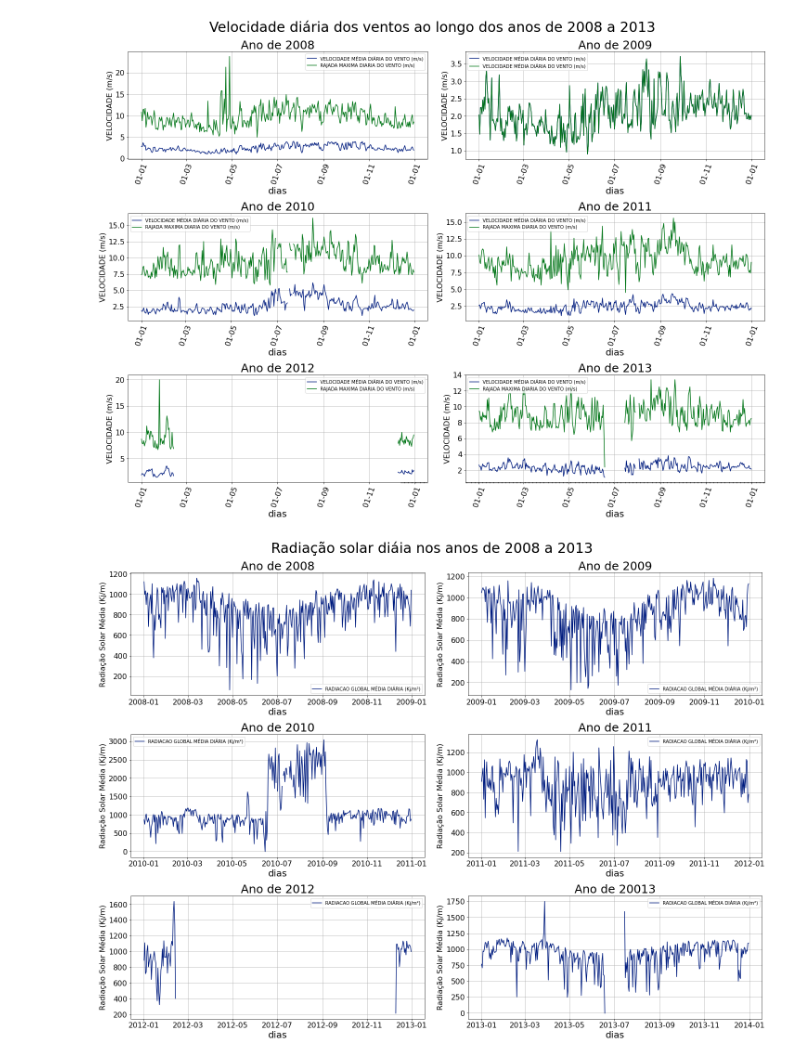
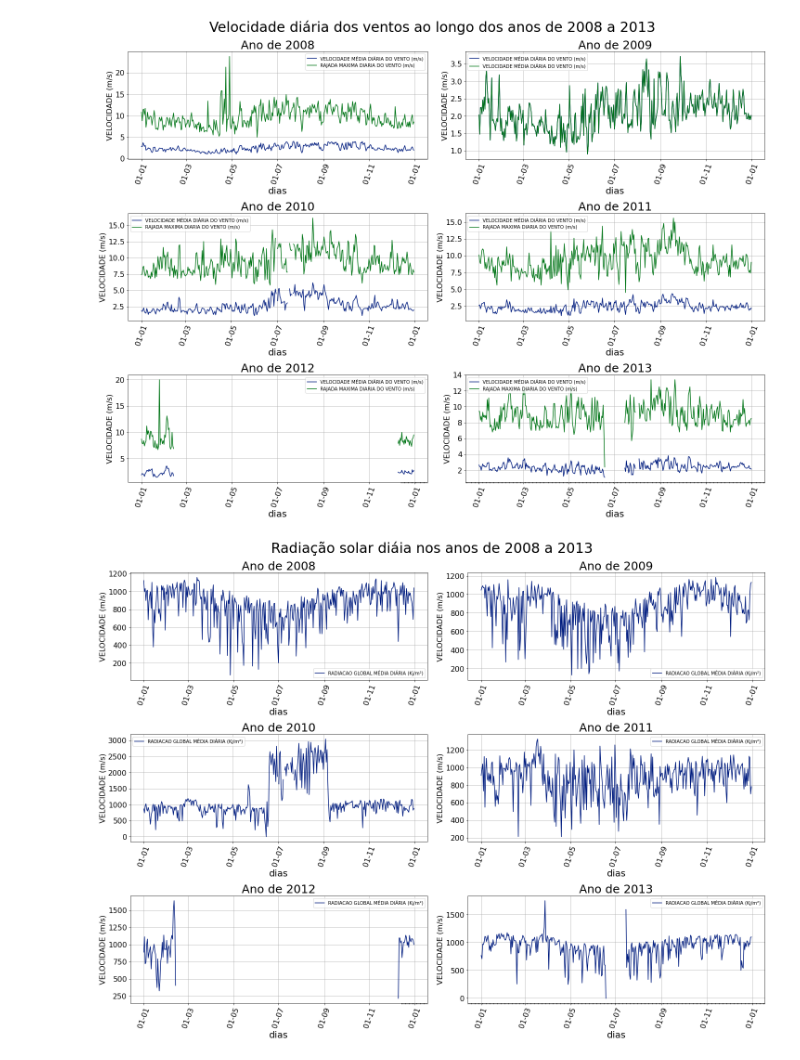
Before and after one commit to V-kr0pt/previsao-de-demanda, a Jupyter notebook: Jupyter/Dados_Meteorologicos_Diarios.ipynb, the cells around one changed output. Drawn from its saved outputs; the diff is of its cells as text; code cells hidden in the pictures.

Commit message:
GraficosDiariosRad
Nessa etapa todos os gráficos diários já estão utilizando o for para enxugar o código

```diff
--- a/Jupyter/Dados_Meteorologicos_Diarios.ipynb
+++ b/Jupyter/Dados_Meteorologicos_Diarios.ipynb
@@ -457,94 +448,45 @@ fig4, f4_axes = plt.subplots(nrows=3, ncols=2, constrained_layout=True, figsize=
 fig4.suptitle('Radiação solar diáia nos anos de 2008 a 2013',size=30)
 
 #salvando em uma variável o nome das colunas do df vento
 col_names_rads = 'RADIACAO GLOBAL MÉDIA DIÁRIA (Kj/m²)'
 
 #definindo o label do eixo y:
 label_y_rads = 'Radiação Solar Média (Kj/m)'
 
 #primeiro plot
 f4_axes[0,0].plot(df_rads_08[col_names_rads], label = col_names_rads)
 
-f4_axes[0,0].set_title('Ano de 2008',size=25)
-f4_axes[0,0].set_xlabel(label_x, size=20)
-f4_axes[0,0].set_ylabel(label_y_rads, size=16)
-
-f4_axes[0,0].tick_params(axis='x', labelsize=16)
-f4_axes[0,0].tick_params(axis='y', labelsize=16)
-
-f4_axes[0,0].grid()
-f4_axes[0,0].legend();
-
 #segundo plot
 f4_axes[0,1].plot(df_rads_09[col_names_rads], label = col_names_rads)
-
-
-f4_axes[0,1].set_title('Ano de 2009',size=25)
-f4_axes[0,1].set_xlabel(label_x, size=20)
-f4_axes[0,1].set_ylabel(label_y_rads, size=16)
-
-f4_axes[0,1].tick_params(axis='x', labelsize=16)
-f4_axes[0,1].tick_params(axis='y', labelsize=16)
-
-f4_axes[0,1].grid()
-f4_axes[0,1].legend()
-
 
 #terceiro plot
 f4_axes[1,0].plot(df_rads_10[col_names_rads], label = col_names_rads)
 
-
-f4_axes[1,0].set_title('Ano de 2010',size=25)
-f4_axes[1,0].set_xlabel(label_x, size=20)
-f4_axes[1,0].set_ylabel(label_y_rads, size=16)
-
-f4_axes[1,0].tick_params(axis='x', labelsize=16)
-f4_axes[1,0].tick_params(axis='y', labelsize=16)
-
-f4_axes[1,0].grid()
-f4_axes[1,0].legend()
-
-
 #quarto plot
 f4_axes[1,1].plot(df_rads_11[col_names_rads], label = col_names_rads)
-
-
-f4_axes[1,1].set_title('Ano de 2011',size=25)
-f4_axes[1,1].set_xlabel(label_x, size=20)
-f4_axes[1,1].set_ylabel(label_y_rads, size=16)
-
-f4_axes[1,1].tick_params(axis='x', labelsize=16)
-f4_axes[1,1].tick_params(axis='y', labelsize=16)
-
-f4_axes[1,1].grid()
-f4_axes[1,1].legend()
-
 
 #quinto plot
 f4_axes[2,0].plot(df_rads_12[col_names_rads], label = col_names_rads)
 
-f4_axes[2,0].set_title('Ano de 2012',size=25)
-f4_axes[2,0].set_xlabel(label_x, size=20)
-f4_axes[2,0].set_ylabel(label_y_rads, size=16)
-
-f4_axes[2,0].tick_params(axis='x', labelsize=16)
-f4_axes[2,0].tick_params(axis='y', labelsize=16)
-
-f4_axes[2,0].grid()
-f4_axes[2,0].legend()
-
 #sexto plot
 f4_axes[2,1].plot(df_rads_13[col_names_rads], label = col_names_rads)
 
+#configurando os gráficos
+ano_inicial = 2008
+for i in range(3):
+    for j in range(2):
+        f4_axes[i,j].set_title(f'Ano de {ano_inicial}', size=25)
+        f4_axes[i,j].xaxis.set_major_formatter(fmt)
+        f4_axes[i,j].xaxis.set_minor_locator(days)
 
-f4_axes[2,1].set_title('Ano de 20013',size=25)
-f4_axes[2,1].set_xlabel(label_x, size=20)
-f4_axes[2,1].set_ylabel(label_y_rads, size=16)
+        f4_axes[i,j].set_xlabel(label_x, size=20)
+        f4_axes[i,j].set_ylabel(label_y_vento, size=16)
 
-f4_axes[2,1].tick_params(axis='x', labelsize=16)
-f4_axes[2,1].tick_params(axis='y', labelsize=16)
+        f4_axes[i,j].tick_params(axis='x', labelsize=16, rotation=70)
+        f4_axes[i,j].tick_params(axis='y', labelsize=16)
 
-f4_axes[2,1].grid()
-f4_axes[2,1].legend();
+        f4_axes[i,j].grid()
+        f4_axes[i,j].legend()
+        ano_inicial = ano_inicial + 1
 # %% [output]
-[figure, old version]
+[figure, new version]
```
Also changed, not shown: parts of 5 cells of this notebook.
